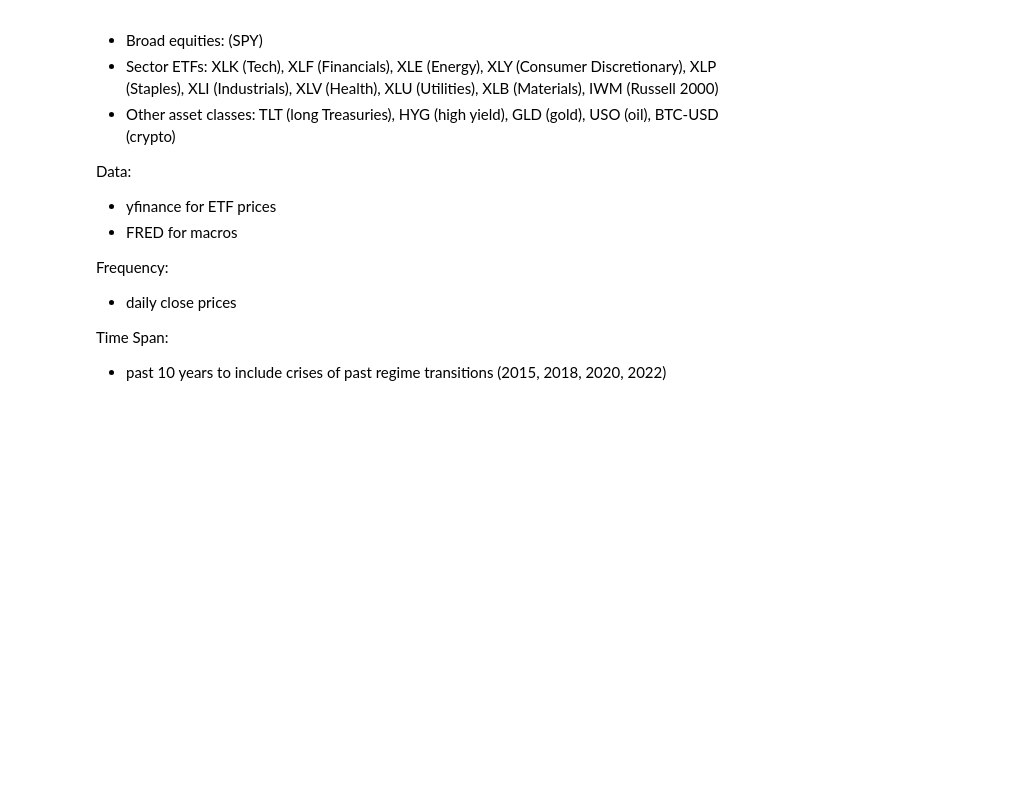
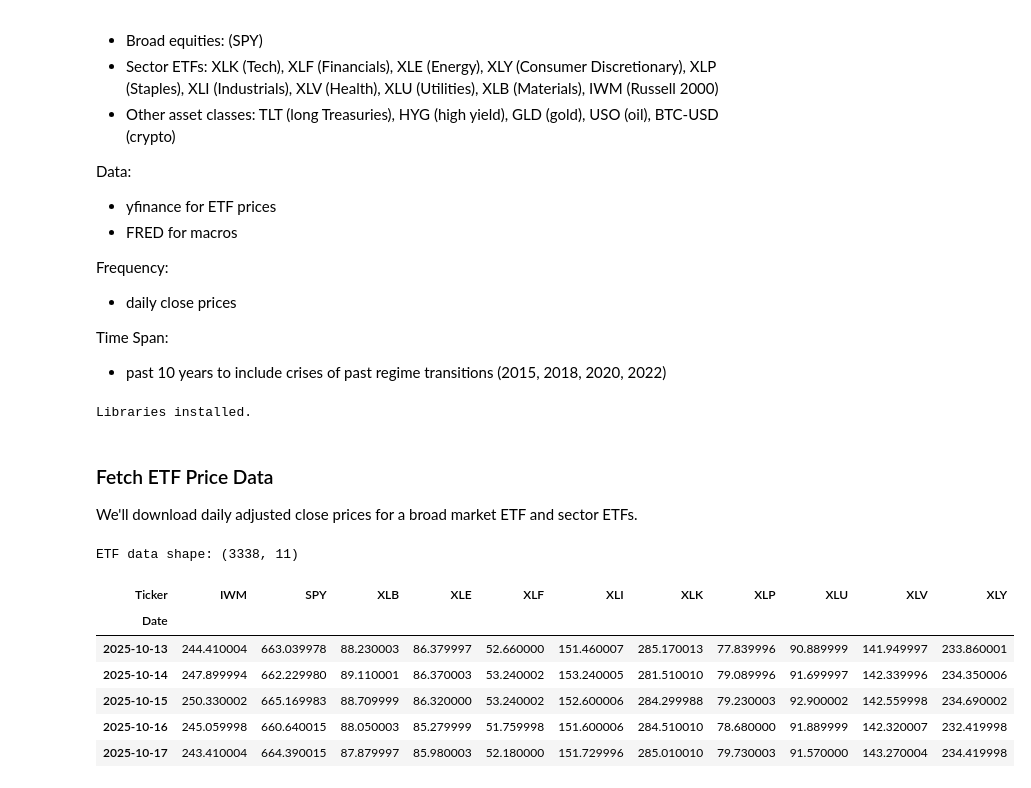
Before and after one commit to SachiGoel27/RegimeDector, a Jupyter notebook: RegimeDector.ipynb, the cells around one changed output. Drawn from its saved outputs; the diff is of its cells as text; code cells hidden in the pictures; blank space fills up the shorter version.

```diff
--- a/RegimeDector.ipynb
+++ b/RegimeDector.ipynb
@@ -33,6 +33,14 @@ import numpy as np
 import yfinance as yf
 from fredapi import Fred
 from datetime import date
+from sklearn.preprocessing import StandardScaler
+from sklearn.covariance import LedoitWolf
+import matplotlib.pyplot as plt
+import networkx as nx
+
+print("Libraries installed.")
+# %% [output]
+Libraries installed.
 # %%
 FRED_API_KEY = "f124dd8cecaa3c98064f3736e29c1ba8"
 fred = Fred(api_key=FRED_API_KEY)
@@ -42,10 +51,23 @@ end_date = date.today().isoformat()
+# %% [markdown]
+### Fetch ETF Price Data
+We'll download daily adjusted close prices for a broad market ETF and sector ETFs.
 # %%
 etf_tickers = [
     "SPY",  # broad market
     "XLK", "XLF", "XLE", "XLY", "XLP", "XLI", "XLV", "XLU", "XLB", "IWM"
 ]
 
-etf_data = yf.download(etf_tickers, start=start_date, end=end_date, progress=False)["Adj Close"]
-etf_data = etf_data.ffill()
+etf_data = yf.download(etf_tickers, start=start_date, end=end_date, progress=False, auto_adjust=True)['Close']
+etf_data = etf_data.asfreq('B').ffill().bfill().dropna(how='any')
 
-etf_returns = etf_data.pct_change().dropna()
+print("ETF data shape:", etf_data.shape)
+etf_data.tail()
+# %% [output]
+ETF data shape: (3338, 11)
+| Ticker | IWM | SPY | XLB | XLE | XLF | XLI | XLK | XLP | XLU | XLV | XLY |
+| Date |  |  |  |  |  |  |  |  |  |  |  |
+| 2025-10-13 | 244.410004 | 663.039978 | 88.230003 | 86.379997 | 52.660000 | 151.460007 | 285.170013 | 77.839996 | 90.889999 | 141.949997 | 233.860001 |
+| 2025-10-14 | 247.899994 | 662.229980 | 89.110001 | 86.370003 | 53.240002 | 153.240005 | 281.510010 | 79.089996 | 91.699997 | 142.339996 | 234.350006 |
+| 2025-10-15 | 250.330002 | 665.169983 | 88.709999 | 86.320000 | 53.240002 | 152.600006 | 284.299988 | 79.230003 | 92.900002 | 142.559998 | 234.690002 |
+| 2025-10-16 | 245.059998 | 660.640015 | 88.050003 | 85.279999 | 51.759998 | 151.600006 | 284.510010 | 78.680000 | 91.889999 | 142.320007 | 232.419998 |
+| 2025-10-17 | 243.410004 | 664.390015 | 87.879997 | 85.980003 | 52.180000 | 151.729996 | 285.010010 | 79.730003 | 91.570000 | 143.270004 | 234.419998 |
```
Also changed, not shown: parts of 16 cells of this notebook, 1 other file.
